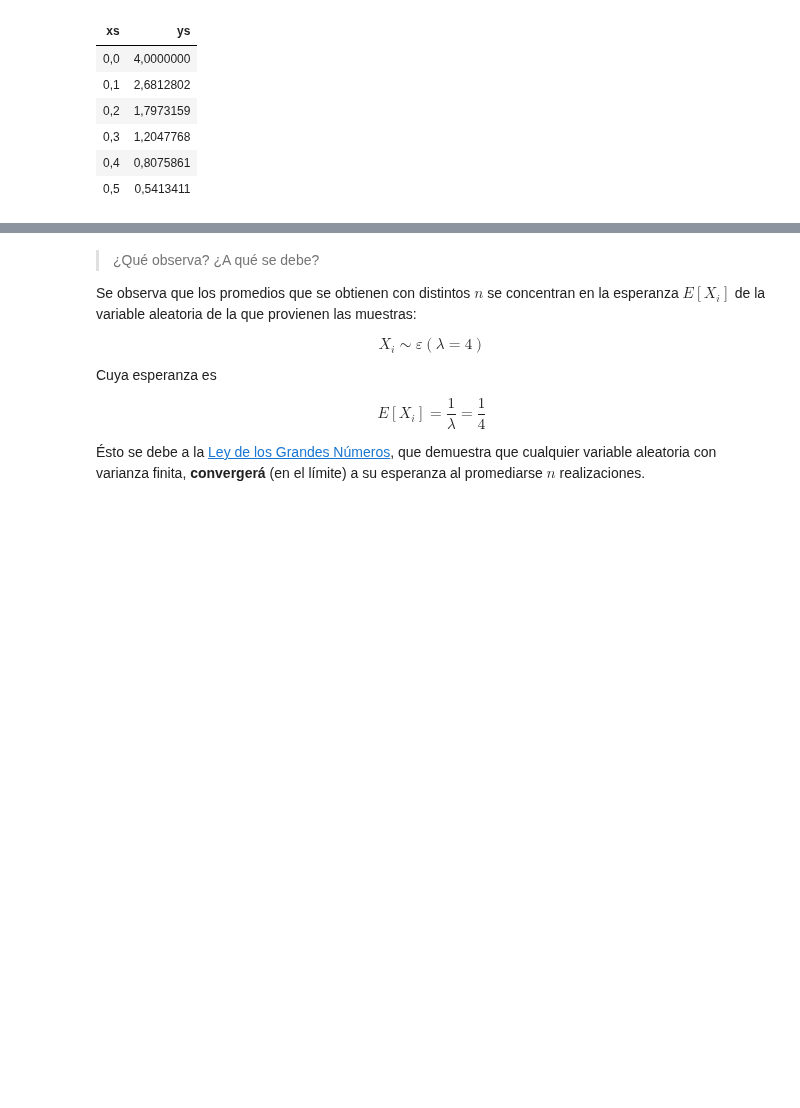
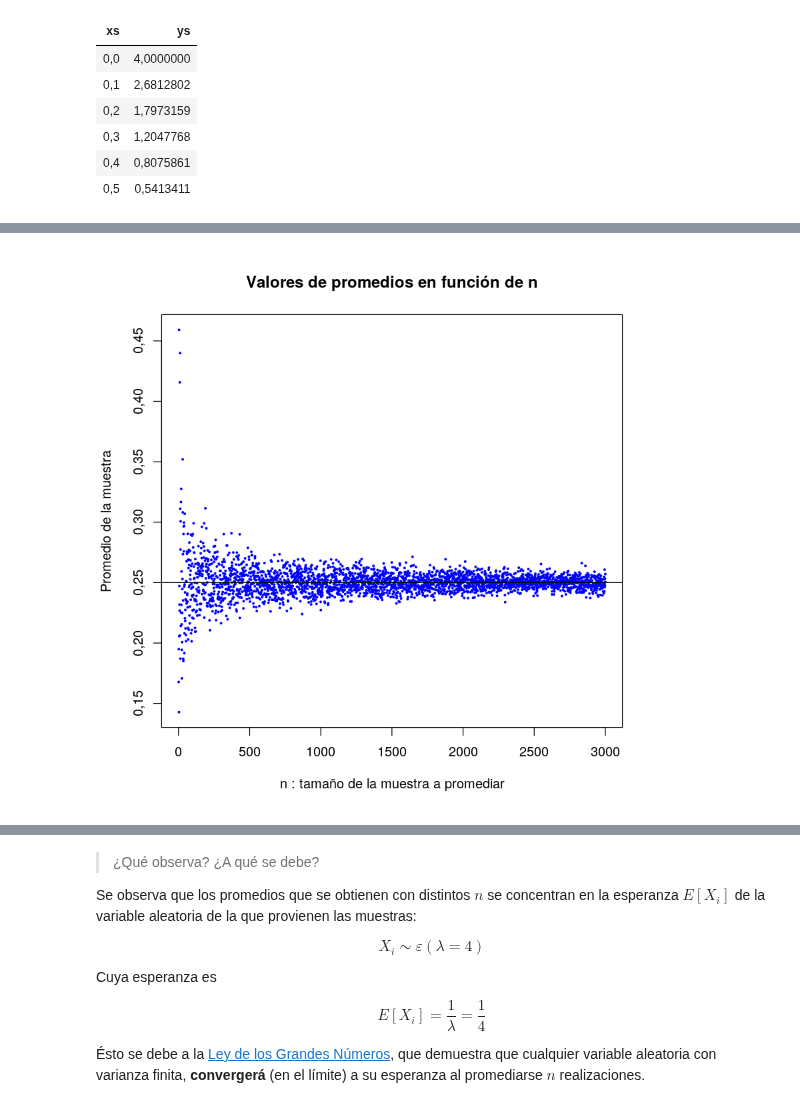
Before and after one commit to LecJackS/Probabilidades-y-Estadistica-2019-2doC, a Jupyter notebook: TP 1.ipynb, the cells around one changed output, grey strips where cells are left out. Cells and saved outputs as stored; diff of their text form; code cells hidden in the pictures; blank space fills up the shorter version.

```diff
--- a/TP 1.ipynb
+++ b/TP 1.ipynb
@@ -91 +89,15 @@ abline(v=esperanza_exp)
+# %%
+max_n  <- 3000
+promedios <- numeric(max_n)
+for (i in 1:max_n) {
+    promedios[i] <- sum(rexp(i, lambda))/i
+}
+#plot(c(1:max_n), promedios, cex=2, pch=19, col="darkgray")
+plot(c(1:max_n), promedios, cex=0.3, pch=19, col="blue", xlab="", ylab="")
+title(main="Valores de promedios en función de n", xlab="n : tamaño de la muestra a promediar",
+     ylab="Promedio de la muestra")
+#?plotmath # plot con latex
+abline(h=1/lambda, cex=0.7)
+# %% [output]
+[figure, added]
 # %%
```
Also changed, not shown: parts of 18 cells of this notebook.
